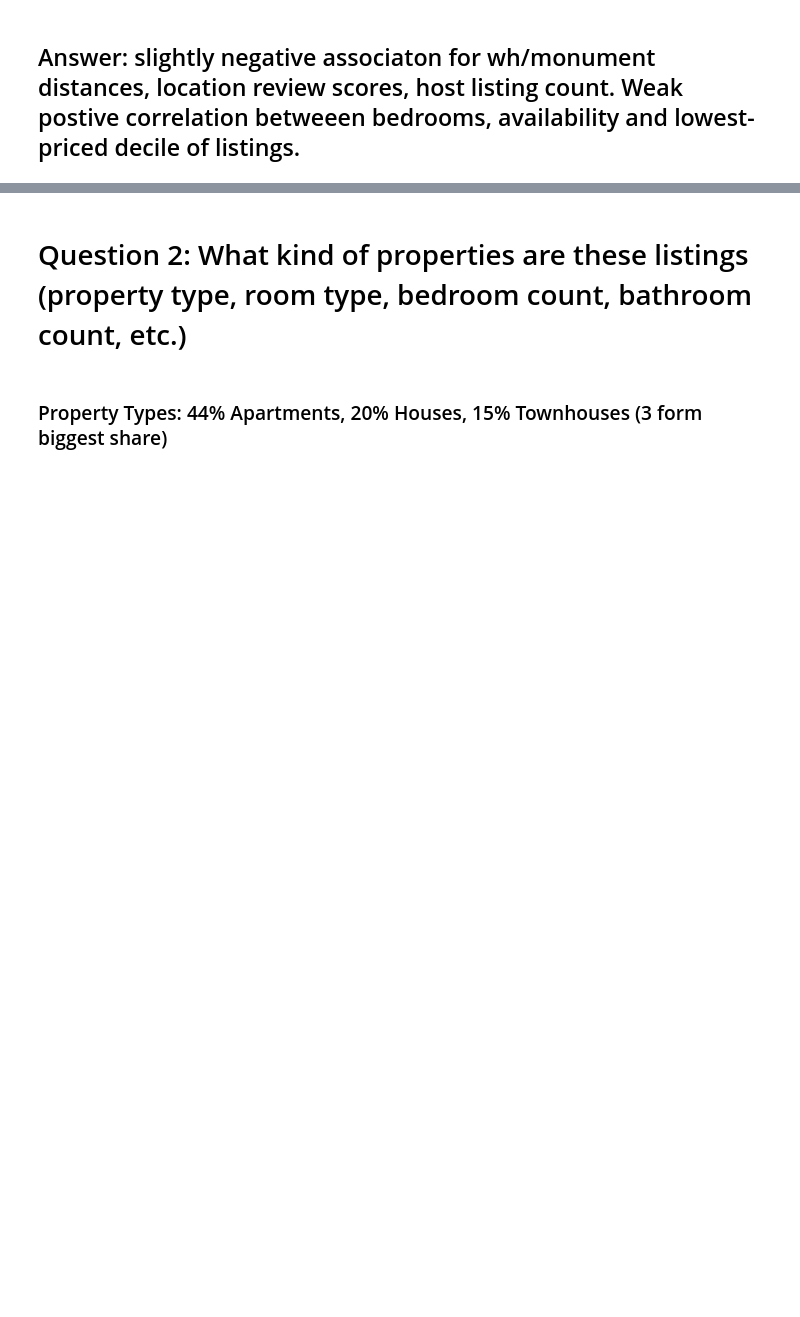
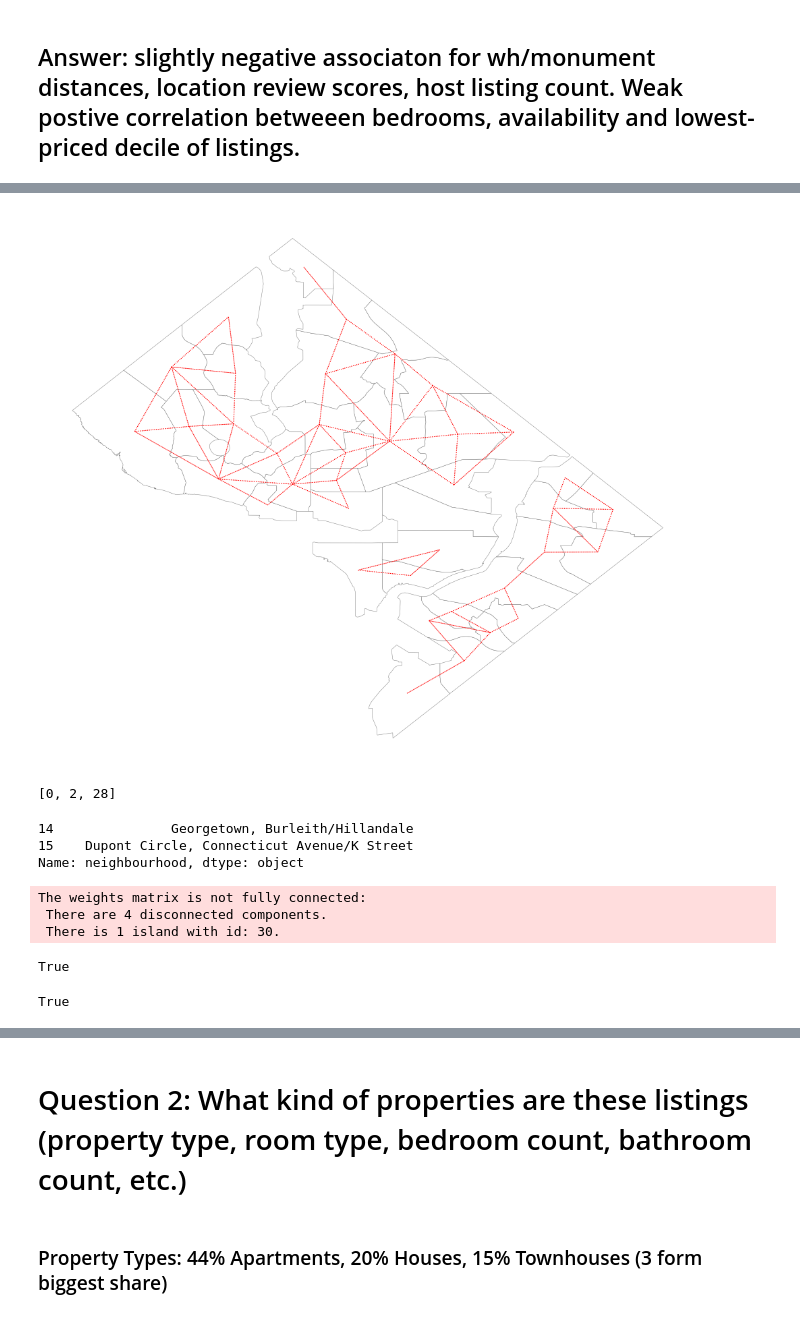
Before and after one commit to ldm08/D.C.-Airbnb-analysis, a Jupyter notebook: WashingtonDCAirbnb.ipynb, the cells around one changed output, grey strips where cells are left out. Saved outputs shown, nothing was run; the diff lists cells and outputs as text; code cells hidden in the pictures; blank space fills up the shorter version.

```diff
--- a/WashingtonDCAirbnb.ipynb
+++ b/WashingtonDCAirbnb.ipynb
@@ -316,0 +442,33 @@ distance_corrs.round(3).sort_values("distance_to_whitehouse").style.background_g
+# %%
+ax = gdf_med.plot(edgecolor='grey', facecolor='w', figsize=(20,15))
+f,ax = w_rook.plot(gdf_med, ax=ax,
+        edge_kws=dict(color='r', linestyle=':', linewidth=1),
+        node_kws=dict(marker=''))
+ax.set_axis_off()
+# %% [output]
+[figure, added]
+# %%
+w_rook.neighbors[1] # the first location has two neighbors at locations 1 and 22
+# %% [output]
+[0, 2, 28]
+# %%
+gdf_med.neighbourhood[w_rook.neighbors[6] ]
+# %% [output]
+14               Georgetown, Burleith/Hillandale
+15    Dupont Circle, Connecticut Avenue/K Street
+Name: neighbourhood, dtype: object
+# %%
+## Queen neighbors are based on a more inclusive condition that requires only a shared vertex between two states:
+
+w_queen = Queen.from_dataframe(gdf_med)
+
+w_queen.n == w_rook.n
+# %% [output]
+The weights matrix is not fully connected:
+ There are 4 disconnected components.
+ There is 1 island with id: 30.
+True
+# %%
+(w_queen.pct_nonzero > w_rook.pct_nonzero) == (w_queen.n == w_rook.n)
+# %% [output]
+True
```
Also changed, not shown: parts of 64 cells of this notebook.
